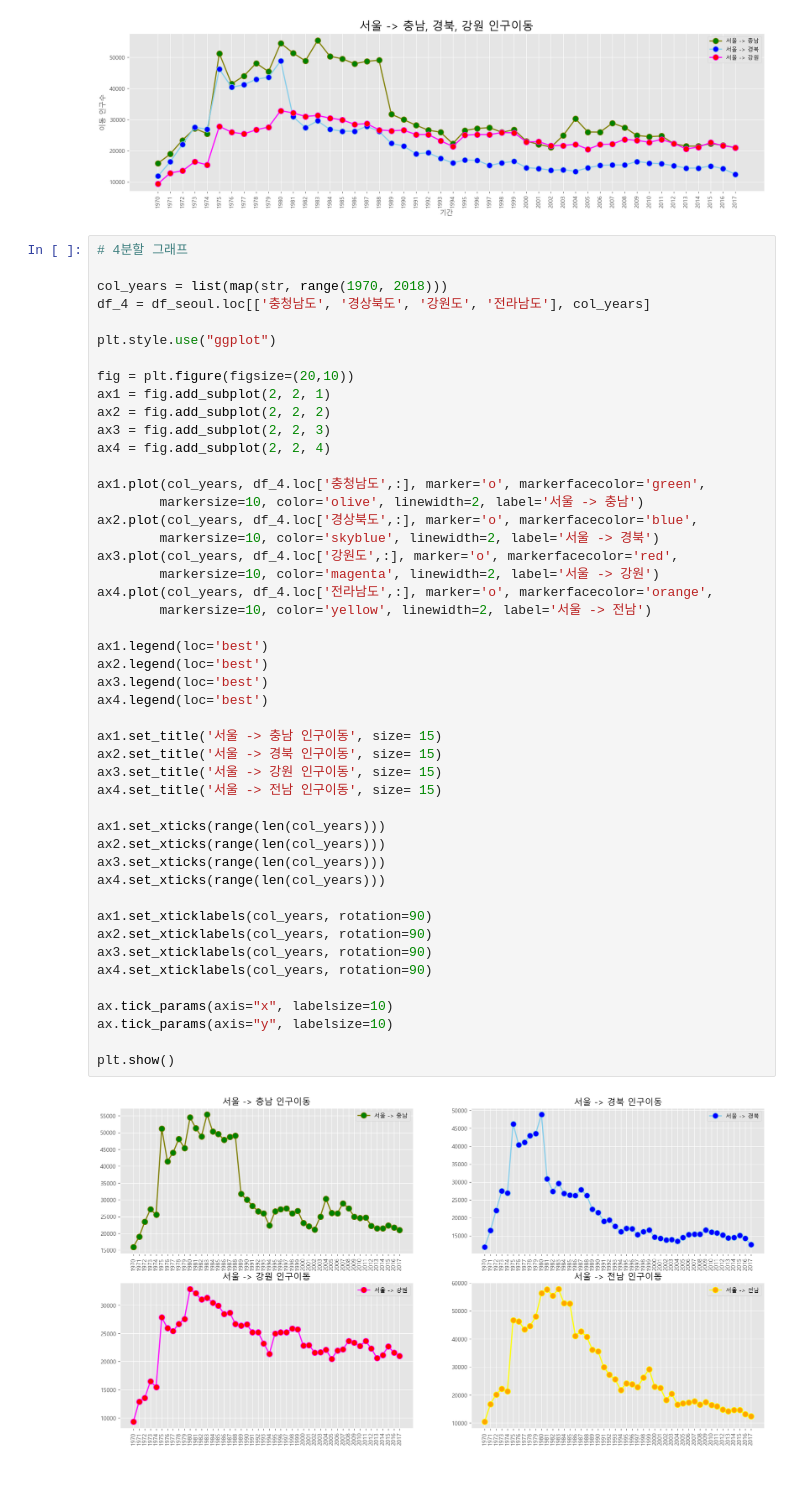
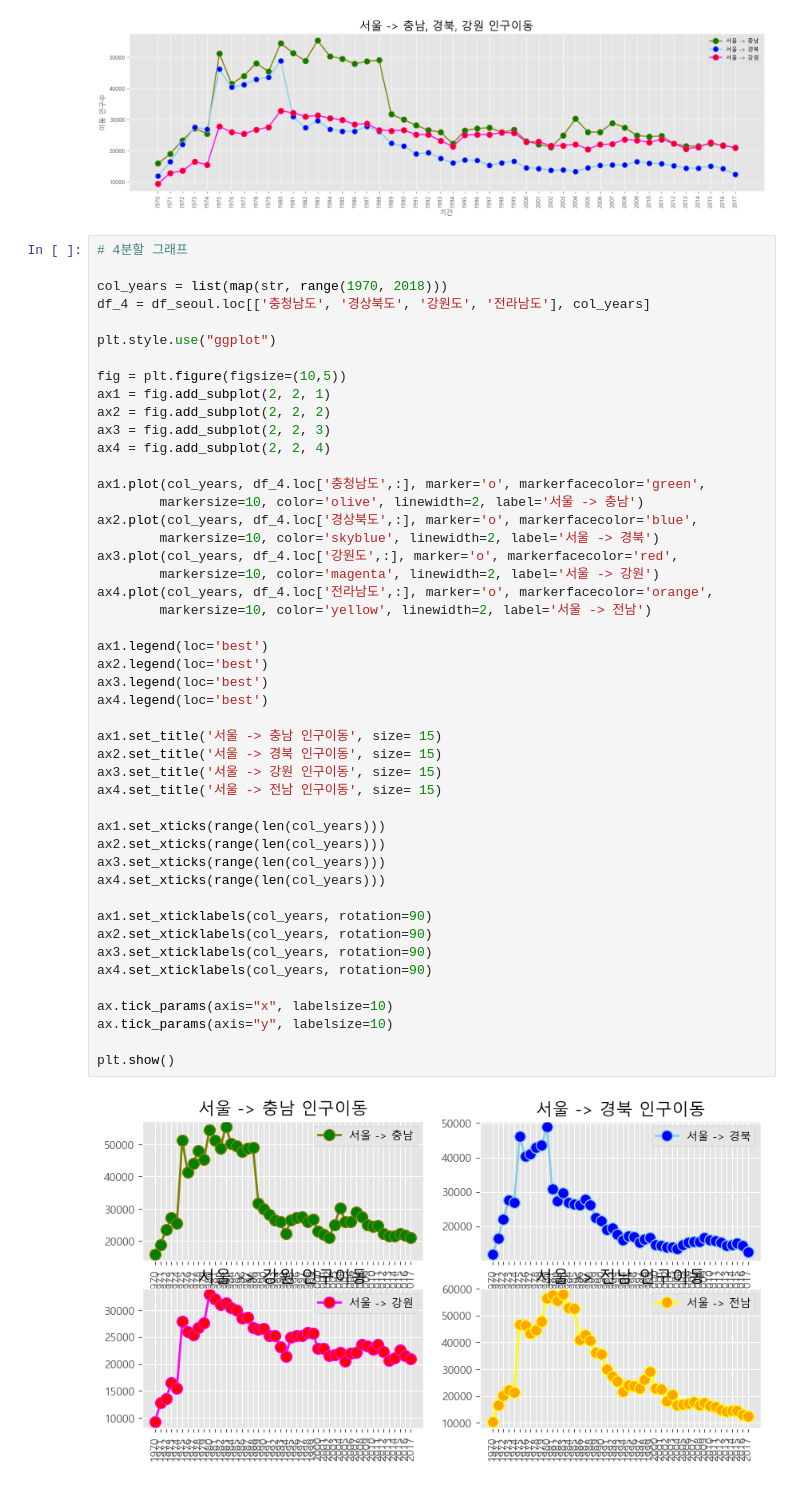
Before and after one commit to smparkkr00/15-ai-data-analyze, a Jupyter notebook: 4_시각화도구/4-1_matplotlib.ipynb, the cells around one changed output. Drawn from its saved outputs; the diff is of its cells as text.

```diff
--- a/4_시각화도구/4-1_matplotlib.ipynb
+++ b/4_시각화도구/4-1_matplotlib.ipynb
@@ -337,7 +337,7 @@ df_4 = df_seoul.loc[['충청남도', '경상북도', '강원도', '전라남도'
 
 plt.style.use("ggplot")
 
-fig = plt.figure(figsize=(20,10))
+fig = plt.figure(figsize=(10,5))
 ax1 = fig.add_subplot(2, 2, 1)
 ax2 = fig.add_subplot(2, 2, 2)
 ax3 = fig.add_subplot(2, 2, 3)
@@ -350,31 +350,31 @@ ax2.plot(col_years, df_4.loc['경상북도',:], marker='o', markerfacecolor='blu
 ax3.plot(col_years, df_4.loc['강원도',:], marker='o', markerfacecolor='red',
         markersize=10, color='magenta', linewidth=2, label='서울 -> 강원')
 ax4.plot(col_years, df_4.loc['전라남도',:], marker='o', markerfacecolor='orange',
         markersize=10, color='yellow', linewidth=2, label='서울 -> 전남')
 
 ax1.legend(loc='best')
 ax2.legend(loc='best')
 ax3.legend(loc='best')
 ax4.legend(loc='best')
 
 ax1.set_title('서울 -> 충남 인구이동', size= 15)
 ax2.set_title('서울 -> 경북 인구이동', size= 15)
 ax3.set_title('서울 -> 강원 인구이동', size= 15)
 ax4.set_title('서울 -> 전남 인구이동', size= 15)
 
 ax1.set_xticks(range(len(col_years)))
 ax2.set_xticks(range(len(col_years)))
 ax3.set_xticks(range(len(col_years)))
 ax4.set_xticks(range(len(col_years)))
 
 ax1.set_xticklabels(col_years, rotation=90)
 ax2.set_xticklabels(col_years, rotation=90)
 ax3.set_xticklabels(col_years, rotation=90)
 ax4.set_xticklabels(col_years, rotation=90)
 
 ax.tick_params(axis="x", labelsize=10)
 ax.tick_params(axis="y", labelsize=10)
 
 plt.show()
 # %% [output]
-[figure, old version]
+[figure, new version]
```
Also changed, not shown: parts of 23 cells of this notebook, 6 other files.
